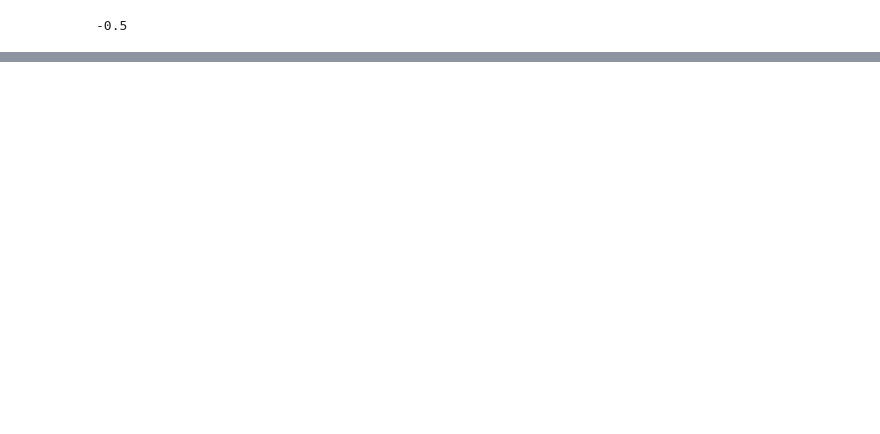
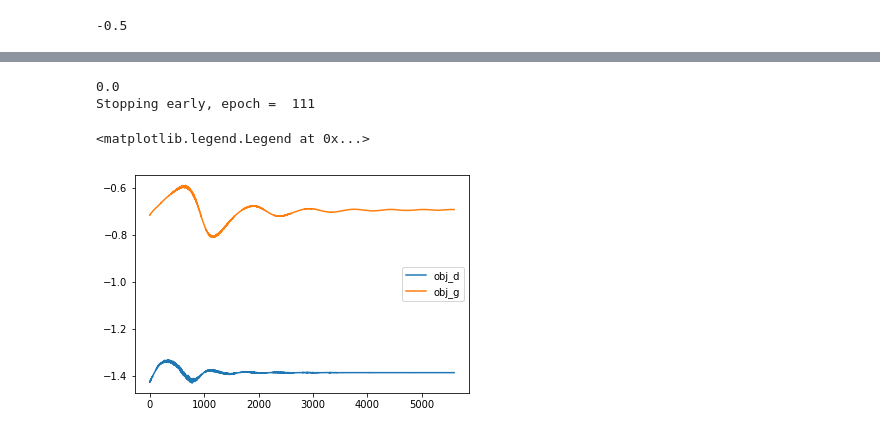
Before and after one commit to bowenliu1992/gan_is, a Jupyter notebook: GAN_IS_prototype.ipynb, the cells around one changed output, grey strips where cells are left out. Drawn from its saved outputs; the diff is of its cells as text; code cells hidden in the pictures; blank space fills up the shorter version.

```diff
--- a/GAN_IS_prototype.ipynb
+++ b/GAN_IS_prototype.ipynb
@@ -292,10 +288,11 @@ len(X_i)
 # %%
-# generate Kp matrix, noticing it could be very slow to generate high dimension matrix
-n = len(X_i)
-Kp = matrix(0.0, (n,n))
-for i in range(n):
-    for j in range(n):
-        if i > j:
-            Kp[i, j] = Kp[j, i]
-        else:
-            Kp[i, j] = p_kernel(X_i[i], X_i[j])
+def compute_Kp(samples):
+    n = len(samples)
+    Kp = matrix(0.0, (n,n))
+    for i in range(n):
+        for j in range(n):
+            if i > j:
+                Kp[i,j] = Kp[j,i]
+            else:
+                Kp[i,j] = p_kernel(samples[i], samples[j])
+    return Kp
@@ -340,0 +439,15 @@ wi_val = np.array(wi['x'])
+# %%
+with tf.Session() as sess:
+    gan = ISGAN(sess, 5000, 200, 1, 1, 6, 50, 0.0003, gamma_0)
+    gan.build_model()
+    gan.train(np.ones((200, 1))) # input is weights
+# %% [output]
+0.0
+Stopping early, epoch =  111
+# %%
+plt.plot(range(len(gan.histd)), gan.histd, label='obj_d')
+plt.plot(range(len(gan.histg)), gan.histg, label='obj_g')
+plt.legend()
+# %% [output]
+<matplotlib.legend.Legend at 0x...>
+[figure, added]
```
Also changed, not shown: parts of 17 cells of this notebook.
